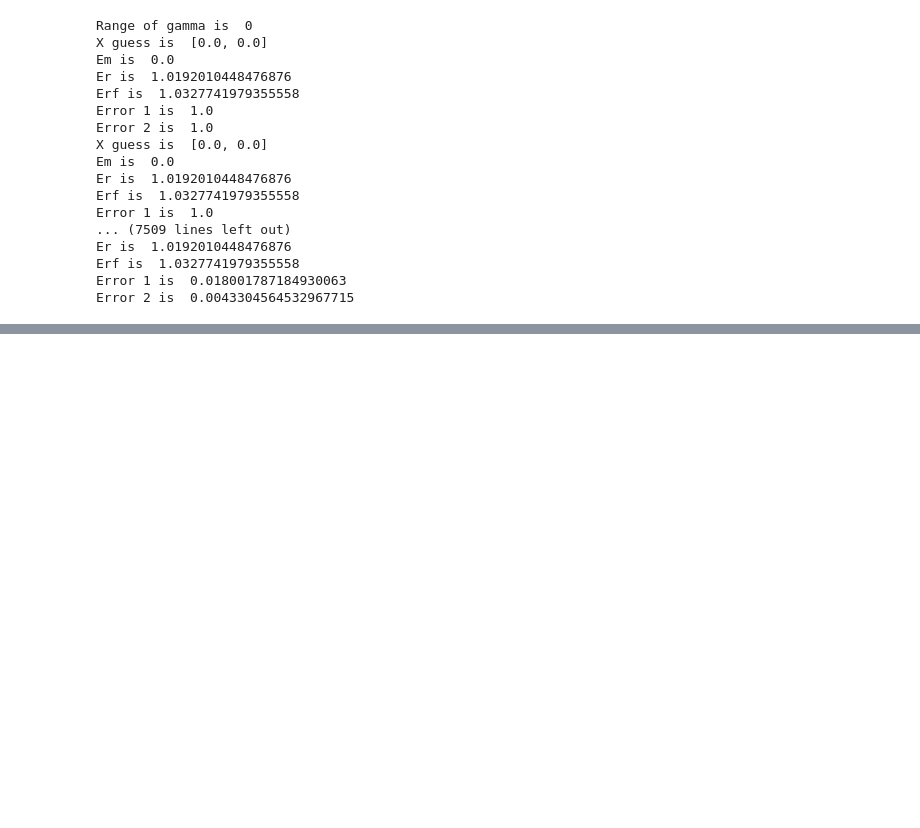
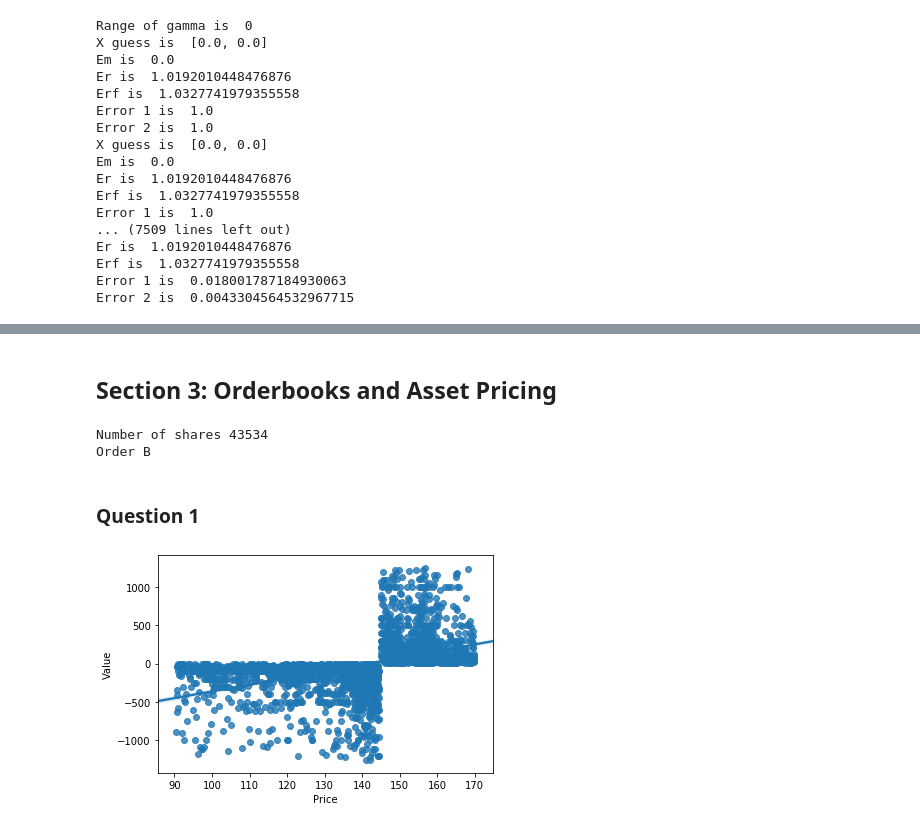
Before and after one commit to jeannesorin/BootCamp2019, a Jupyter notebook: ProblemSets/Econ/Week5/AssetPricing/Asset Pricing.ipynb, the cells around one changed output, grey strips where cells are left out. Cells and saved outputs as stored; diff of their text form; code cells hidden in the pictures; blank space fills up the shorter version.

```diff
--- a/ProblemSets/Econ/Week5/AssetPricing/Asset Pricing.ipynb
+++ b/ProblemSets/Econ/Week5/AssetPricing/Asset Pricing.ipynb
@@ -368,0 +360,32 @@ array([0.        , 0.20833333, 0.41666667, 0.625     , 0.83333333,
+# %% [markdown]
+## Section 3: Orderbooks and Asset Pricing
+# %%
+import pickle
+import statsmodels.api as sm
+import pandas as pd
+import statsmodels.api as sm
+import seaborn as sns
+
+AAPL = pd.read_pickle("AAPL")
+C = pd.read_pickle("C")
+GBX = pd.read_pickle("GBX")
+SPY = pd.read_pickle("SPY")
+THO = pd.read_pickle("THO")
+# %%
+t = np.shape(AAPL[0])
+
+i = 0 # timestamp (every 60 seconds)
+j = 1 # Whether want date or data
+g = 2 # Every order available at time i
+
+#Get the price
+#print("Price ", data[5][1].keys())
+
+#Get the number of shares
+print("Number of shares", AAPL[5][1][0][0])
+
+# Get the order
+print("Order", AAPL[5][1][0][1])
+# %% [output]
+Number of shares 43534
+Order B
@@ -368,0 +464,11 @@ array([0.        , 0.20833333, 0.41666667, 0.625     , 0.83333333,
+# %% [markdown]
+### Question 1
+# %%
+### Question 1
+essaiApple = Orderbooks(AAPL[5], p_low = 0.1, p_high = 0.9,
+                  q_low = 0.1, q_high = 0.9)
+essaiApple.Plot_orderbook()
+#essaiApple.Estimate_order()
+#essaiApple.BBO()
+# %% [output]
+[figure, added]
```
Also changed, not shown: parts of 34 cells of this notebook, 10 other files.
